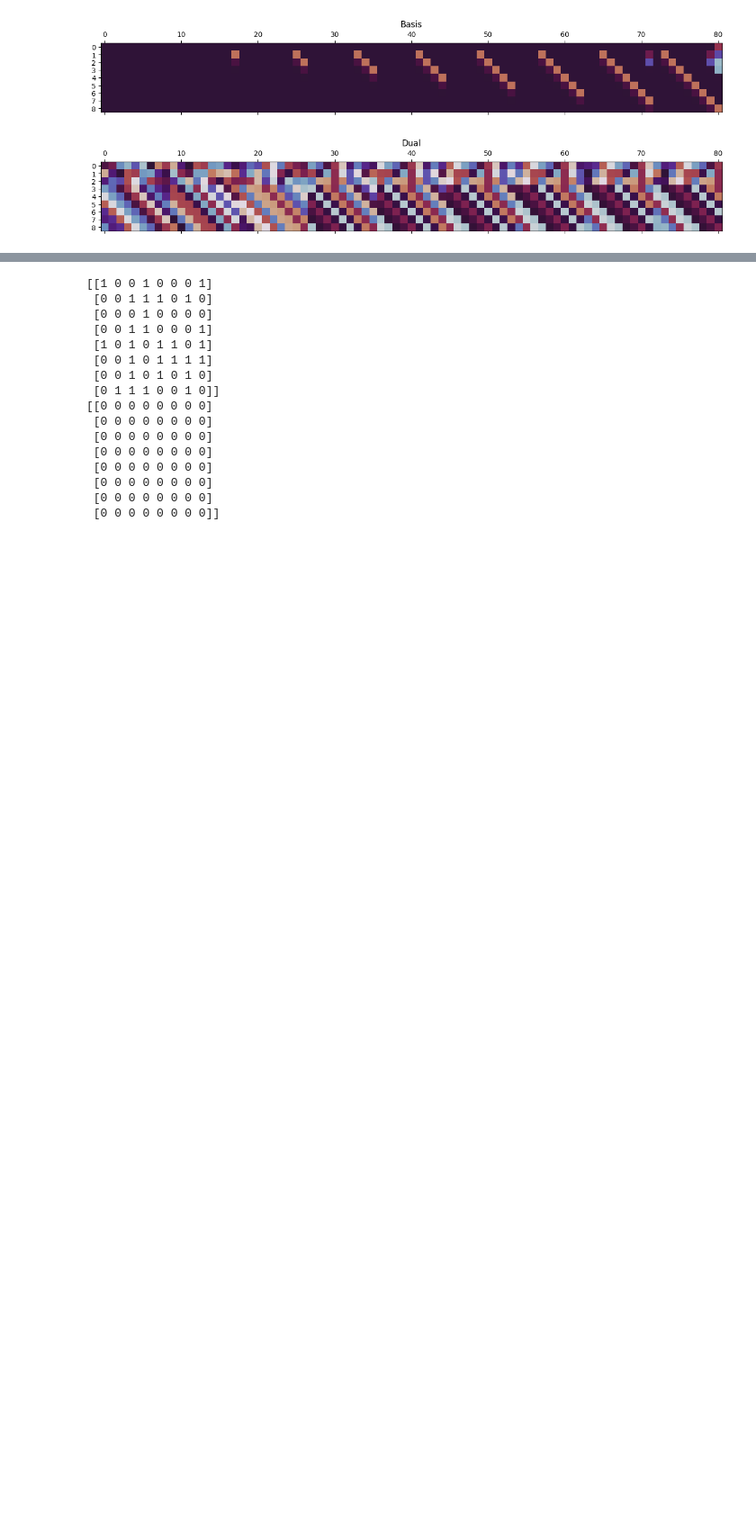
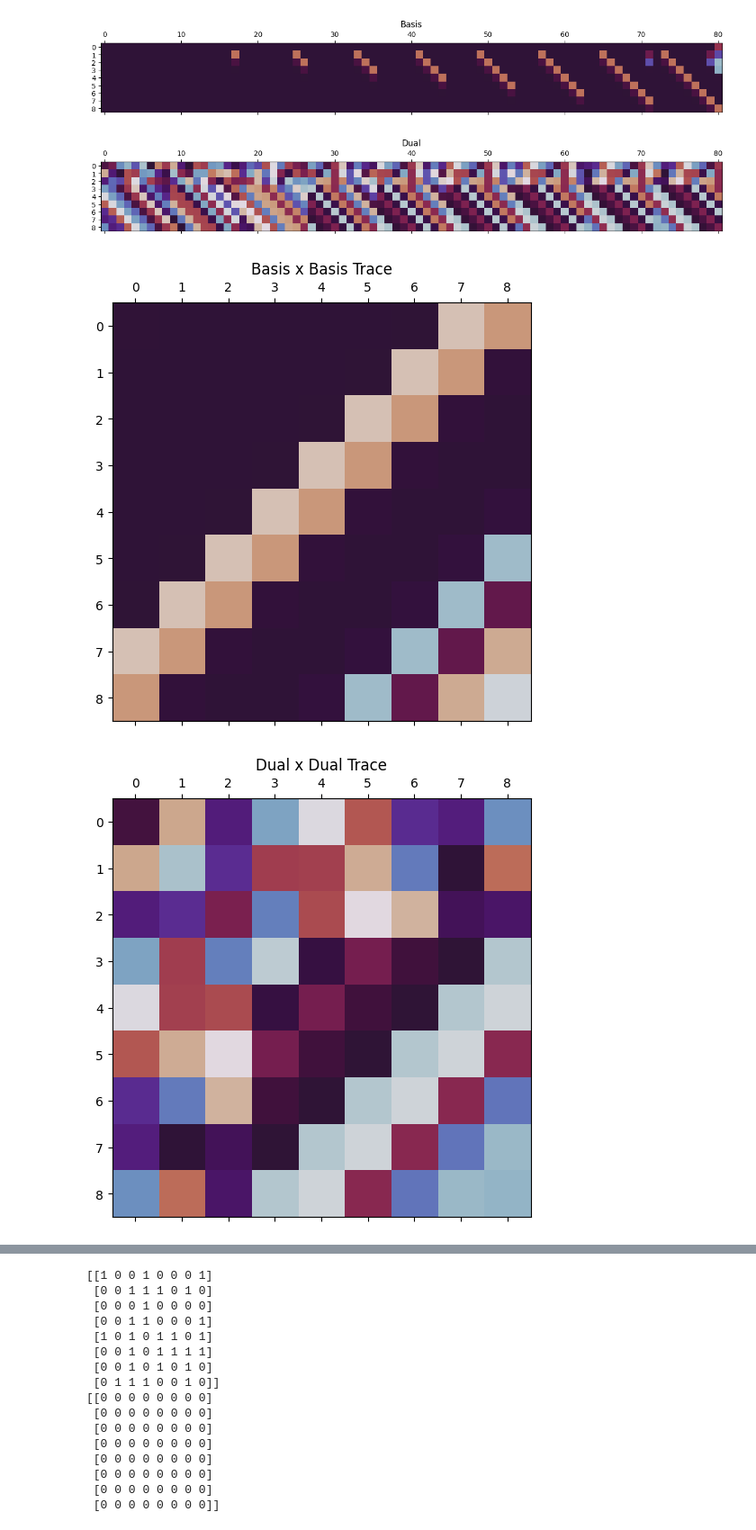
Before and after one commit to michaelontiveros/poppy, a Jupyter notebook: mlkem.ipynb, the cells around one changed output, grey strips where cells are left out. Shown at 90% size. Cells and saved outputs as stored; diff of their text form; code cells hidden in the pictures; blank space fills up the shorter version.

```diff
--- a/mlkem.ipynb
+++ b/mlkem.ipynb
@@ -24,4 +24,10 @@ poppy.plot(f.DUALBASIS, title = 'Dual')
 # %% [output]
 [figure]
 [figure]
+# %%
+poppy.plot(poppy.ptrace(jax.numpy.tensordot(f.BASIS,f.BASIS, axes = ([2],[1])).swapaxes(1,2)%p,p), title = 'Basis x Basis Trace')
+poppy.plot(poppy.ptrace(jax.numpy.tensordot(f.DUALBASIS,f.DUALBASIS, axes = ([2],[1])).swapaxes(1,2)%p,p), title = 'Dual x Dual Trace')
+# %% [output]
+[figure, added]
+[figure, added]
 # %%
```
Also changed, not shown: parts of 1 cell of this notebook.
